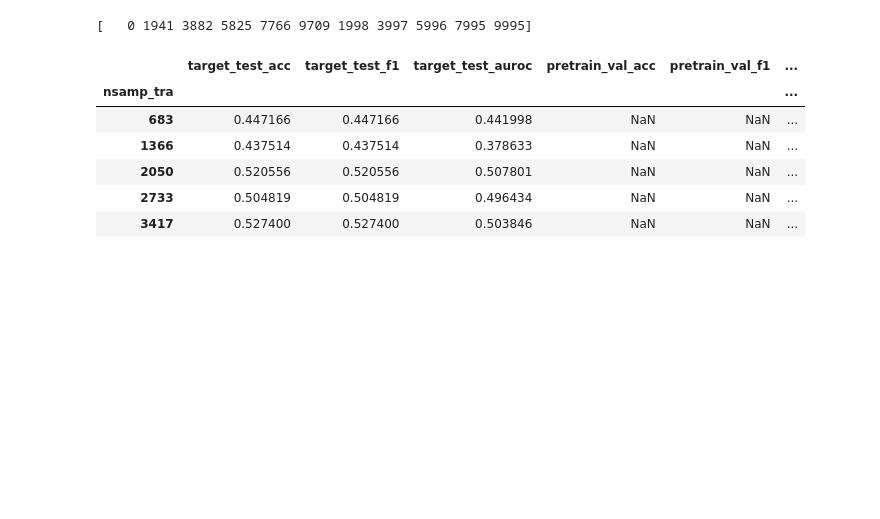
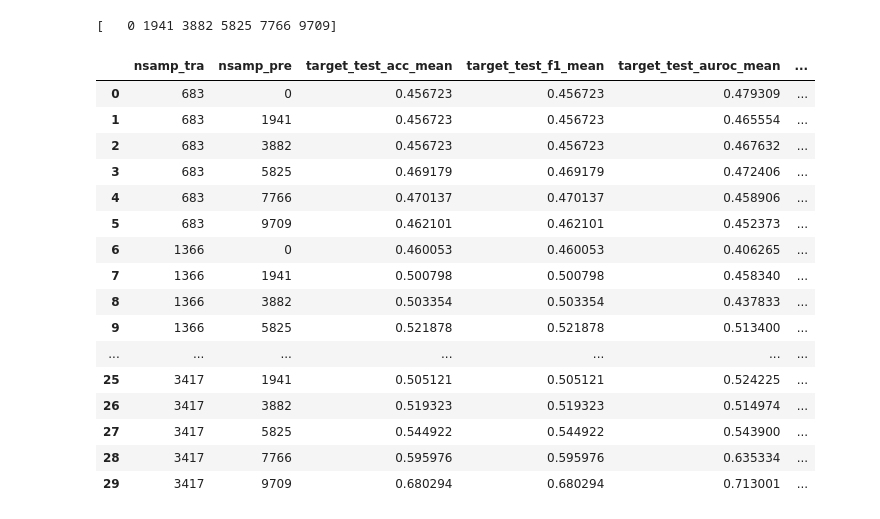
Before and after one commit to mbisan/s3ts, a Jupyter notebook: graphs.ipynb, the cells around one changed output. Saved outputs shown, nothing was run; the diff lists cells and outputs as text; code cells hidden in the pictures; blank space fills up the shorter version.

```diff
--- a/graphs.ipynb
+++ b/graphs.ipynb
@@ -43,0 +30,23 @@ df.groupby(["nsamp_tra", "nsamp_pre"]).mean()
+# %%
+def fix_close_vals(df: pd.DataFrame, col: str):
+
+    unq = df[col].unique()
+    df = df.copy()
+
+    good_ones = [0]
+    thresh = df[col].max()/10
+    for i in unq:
+        if np.all(np.array([np.abs(i-j) > thresh for j in good_ones])):
+            good_ones.append(i)
+
+    closest = []
+    for i in unq:
+        closest.append(np.argmin(np.abs(np.array(good_ones) - i)))
+
+    mapping = {}
+    for i, ns in enumerate(unq):
+        mapping[ns] = unq[closest[i]]
+
+    df[col] = df[col].replace(to_replace=mapping).copy()
+
+    return df
@@ -44,17 +100,35 @@ df.groupby(["nsamp_tra", "nsamp_pre"]).mean()
 # %%
+dfs = df[df["dataset"] == ds].copy()
+dfs = fix_close_vals(dfs,  "nsamp_pre")
 
-cols = [c for c in df.columns if ("target_test" in c) or (("pretrain_val" in c) )]
-xd0 = df[df["pretrained"] == False].groupby(["nsamp_tra"])[cols].mean()
-xd1 = df.groupby(["nsamp_tra", "nsamp_pre"])[cols].max()
-xd2 = df.groupby(["nsamp_tra", "nsamp_pre"])[cols].std()
-print(df["nsamp_pre"].unique())
-xd0
+
+cols = [c for c in dfs.columns if ("target_test" in c) or (("pretrain_val" in c) )]
+xd0 = dfs[dfs["pretrained"] == False].groupby(["nsamp_tra"])[cols].mean()
+xd1 = dfs.groupby(["nsamp_tra", "nsamp_pre"])[cols].max()
+xd2 = dfs.groupby(["nsamp_tra", "nsamp_pre"])[cols].std()
+print(dfs["nsamp_pre"].unique())
+
+xd1.columns = [c + "_mean" for c in xd1.columns]
+xd2.columns = [c + "_std" for c in xd2.columns]
+xd = pd.concat([xd1, xd2], axis=1).reset_index()
+xd.replace(np.NaN, 0, inplace=True)
+xd
 # %% [output]
-[   0 1941 3882 5825 7766 9709 1998 3997 5996 7995 9995]
+[   0 1941 3882 5825 7766 9709]
-|  | target_test_acc | target_test_f1 | target_test_auroc | pretrain_val_acc | pretrain_val_f1 | ... |
-| nsamp_tra |  |  |  |  |  | ... |
-| 683 | 0.447166 | 0.447166 | 0.441998 | NaN | NaN | ... |
-| 1366 | 0.437514 | 0.437514 | 0.378633 | NaN | NaN | ... |
-| 2050 | 0.520556 | 0.520556 | 0.507801 | NaN | NaN | ... |
-| 2733 | 0.504819 | 0.504819 | 0.496434 | NaN | NaN | ... |
-| 3417 | 0.527400 | 0.527400 | 0.503846 | NaN | NaN | ... |
+|  | nsamp_tra | nsamp_pre | target_test_acc_mean | target_test_f1_mean | target_test_auroc_mean | ... |
+| 0 | 683 | 0 | 0.456723 | 0.456723 | 0.479309 | ... |
+| 1 | 683 | 1941 | 0.456723 | 0.456723 | 0.465554 | ... |
+| 2 | 683 | 3882 | 0.456723 | 0.456723 | 0.467632 | ... |
+| 3 | 683 | 5825 | 0.469179 | 0.469179 | 0.472406 | ... |
+| 4 | 683 | 7766 | 0.470137 | 0.470137 | 0.458906 | ... |
+| 5 | 683 | 9709 | 0.462101 | 0.462101 | 0.452373 | ... |
+| 6 | 1366 | 0 | 0.460053 | 0.460053 | 0.406265 | ... |
+| 7 | 1366 | 1941 | 0.500798 | 0.500798 | 0.458340 | ... |
+| 8 | 1366 | 3882 | 0.503354 | 0.503354 | 0.437833 | ... |
+| 9 | 1366 | 5825 | 0.521878 | 0.521878 | 0.513400 | ... |
+| ... | ... | ... | ... | ... | ... | ... |
+| 25 | 3417 | 1941 | 0.505121 | 0.505121 | 0.524225 | ... |
+| 26 | 3417 | 3882 | 0.519323 | 0.519323 | 0.514974 | ... |
+| 27 | 3417 | 5825 | 0.544922 | 0.544922 | 0.543900 | ... |
+| 28 | 3417 | 7766 | 0.595976 | 0.595976 | 0.635334 | ... |
+| 29 | 3417 | 9709 | 0.680294 | 0.680294 | 0.713001 | ... |
```
Also changed, not shown: parts of 12 cells of this notebook, 9 other files.
